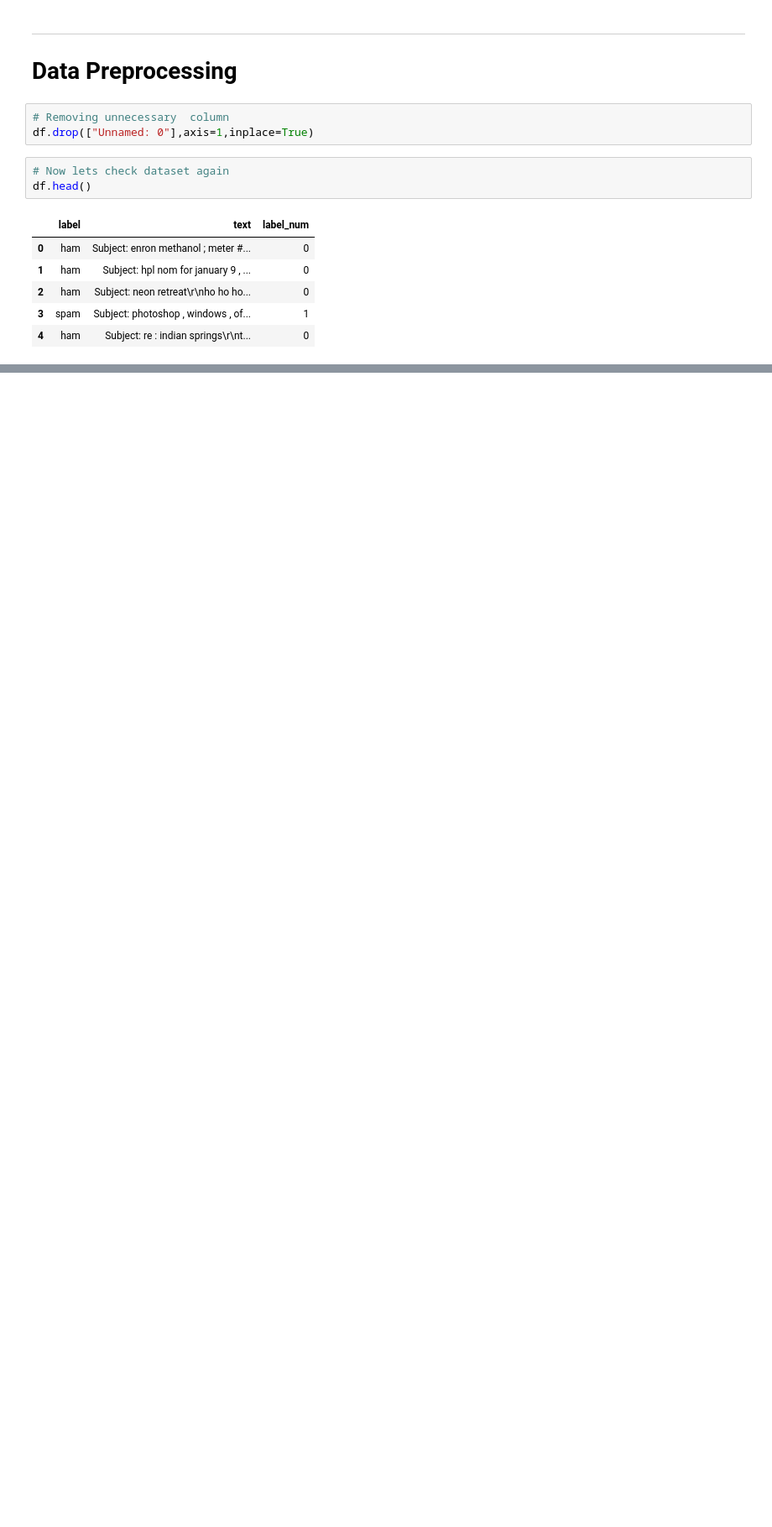
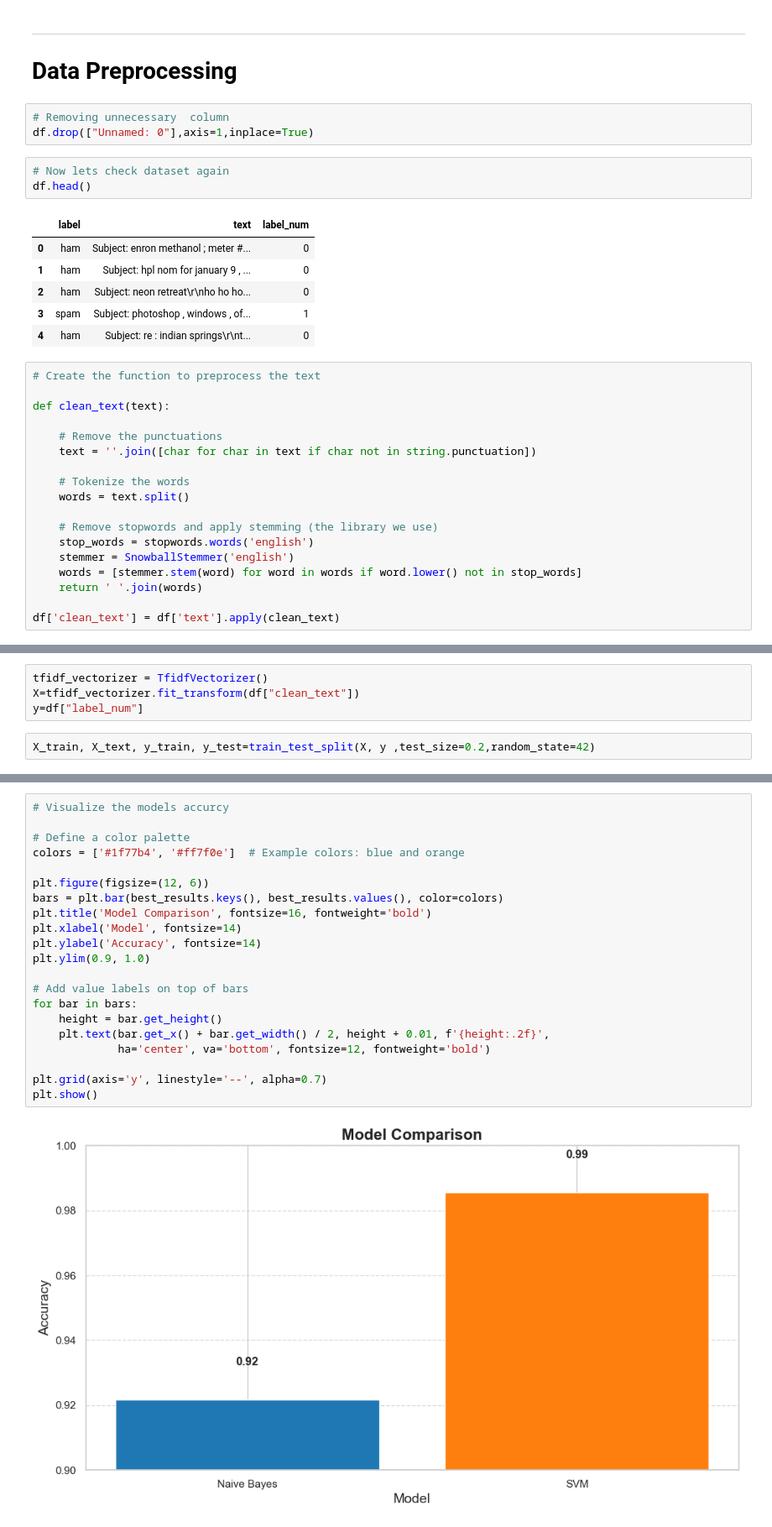
Before and after one commit to SajjadKhanYousafzai/DEP, a Jupyter notebook: Email Spam Classification/spam.ipynb, the cells around one changed output, grey strips where cells are left out. Shown: that part at 84% size. Saved outputs shown, nothing was run; the diff lists cells and outputs as text; blank space fills up the shorter version.

```diff
--- a/Email Spam Classification/spam.ipynb
+++ b/Email Spam Classification/spam.ipynb
@@ -156,3 +172,21 @@ df.head()
 | 2 | ham | Subject: neon retreat\r\nho ho ho... | 0 |
 | 3 | spam | Subject: photoshop , windows , of... | 1 |
 | 4 | ham | Subject: re : indian springs\r\nt... | 0 |
+# %%
+# Create the function to preprocess the text
+
+def clean_text(text):
+
+    # Remove the punctuations
+    text = ''.join([char for char in text if char not in string.punctuation])
+
+    # Tokenize the words
+    words = text.split()
+
+    # Remove stopwords and apply stemming (the library we use)
+    stop_words = stopwords.words('english')
+    stemmer = SnowballStemmer('english')
+    words = [stemmer.stem(word) for word in words if word.lower() not in stop_words]
+    return ' '.join(words)
+
+df['clean_text'] = df['text'].apply(clean_text)
@@ -158,0 +210,6 @@ df.head()
+# %%
+tfidf_vectorizer = TfidfVectorizer()
+X=tfidf_vectorizer.fit_transform(df["clean_text"])
+y=df["label_num"]
+# %%
+X_train, X_text, y_train, y_test=train_test_split(X, y ,test_size=0.2,random_state=42)
@@ -158,0 +266,23 @@ df.head()
+# %%
+# Visualize the models accurcy
+
+# Define a color palette
+colors = ['#1f77b4', '#ff7f0e']  # Example colors: blue and orange
+
+plt.figure(figsize=(12, 6))
+bars = plt.bar(best_results.keys(), best_results.values(), color=colors)
+plt.title('Model Comparison', fontsize=16, fontweight='bold')
+plt.xlabel('Model', fontsize=14)
+plt.ylabel('Accuracy', fontsize=14)
+plt.ylim(0.9, 1.0)
+
+# Add value labels on top of bars
+for bar in bars:
+    height = bar.get_height()
+    plt.text(bar.get_x() + bar.get_width() / 2, height + 0.01, f'{height:.2f}',
+             ha='center', va='bottom', fontsize=12, fontweight='bold')
+
+plt.grid(axis='y', linestyle='--', alpha=0.7)
+plt.show()
+# %% [output]
+[figure, added]
```
Also changed, not shown: parts of 5 cells of this notebook.
